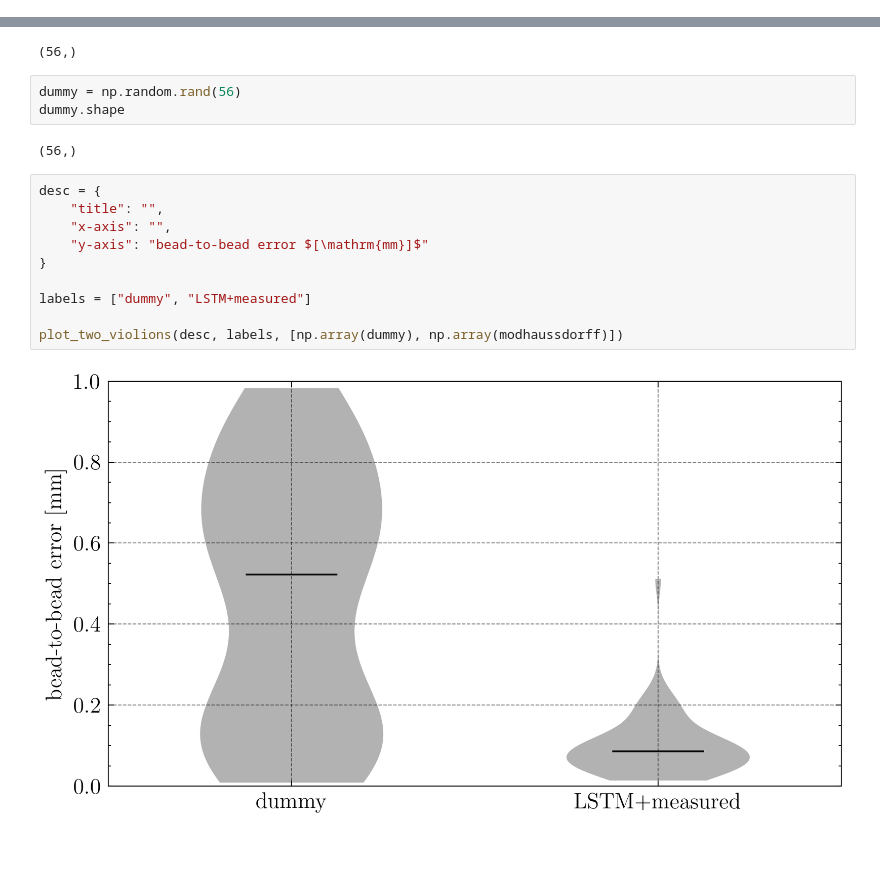
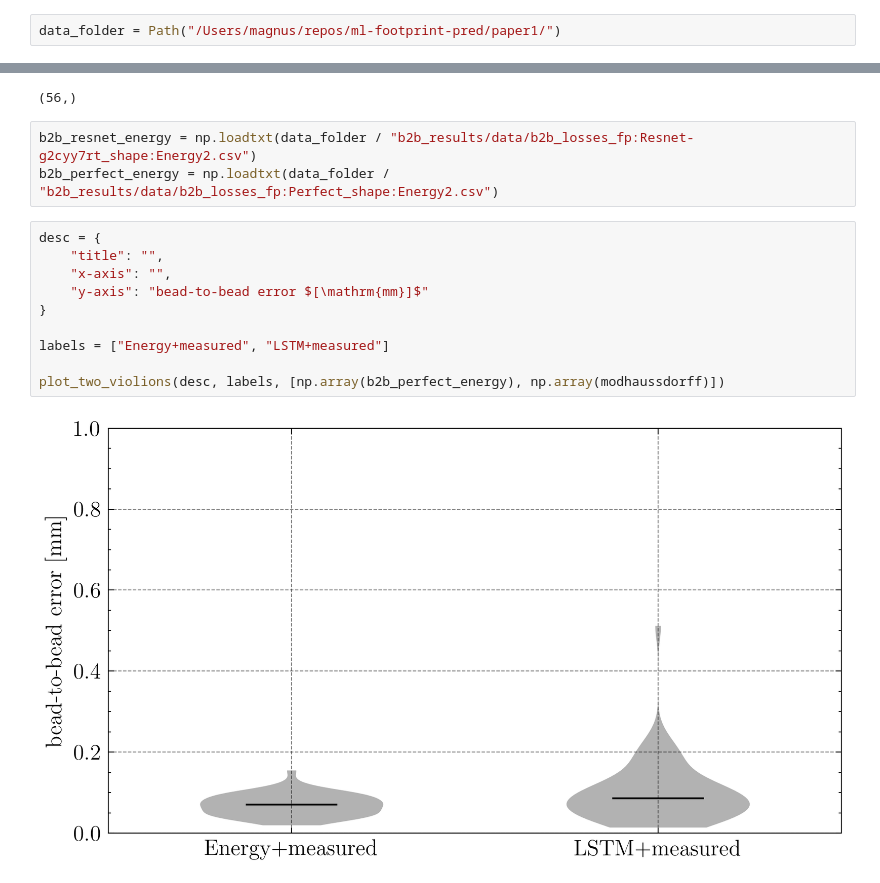
Before and after one commit to mglasder/waam-e2e, a Jupyter notebook: e2e/hausdorff.ipynb, the cells around one changed output, grey strips where cells are left out. Cells and saved outputs as stored; diff of their text form; blank space fills up the shorter version.

```diff
--- a/e2e/hausdorff.ipynb
+++ b/e2e/hausdorff.ipynb
@@ -9,3 +15,5 @@ plt.rcParams.update({"mathtext.default": "regular"})
+# %%
+data_folder = Path("/Users/magnus/repos/ml-footprint-pred/paper1/")
 # %%
 def set_axis_style(ax, labels):
     ax.set_xticks(np.arange(1, len(labels) + 1), labels=labels)
@@ -52,19 +54,17 @@ np.array(modhaussdorff).shape
 # %% [output]
 (56,)
 # %%
-dummy = np.random.rand(56)
-dummy.shape
+b2b_resnet_energy = np.loadtxt(data_folder / "b2b_results/data/b2b_losses_fp:Resnet-g2cyy7rt_shape:Energy2.csv")
+b2b_perfect_energy = np.loadtxt(data_folder / "b2b_results/data/b2b_losses_fp:Perfect_shape:Energy2.csv")
-# %% [output]
-(56,)
 # %%
 desc = {
     "title": "",
     "x-axis": "",
     "y-axis": "bead-to-bead error $[\mathrm{mm}]$"
 }
 
-labels = ["dummy", "LSTM+measured"]
+labels = ["Energy+measured", "LSTM+measured"]
 
-plot_two_violions(desc, labels, [np.array(dummy), np.array(modhaussdorff)])
+plot_two_violions(desc, labels, [np.array(b2b_perfect_energy), np.array(modhaussdorff)])
 # %% [output]
-[figure, old version]
+[figure, new version]
```
Also changed, not shown: parts of 4 cells of this notebook.
